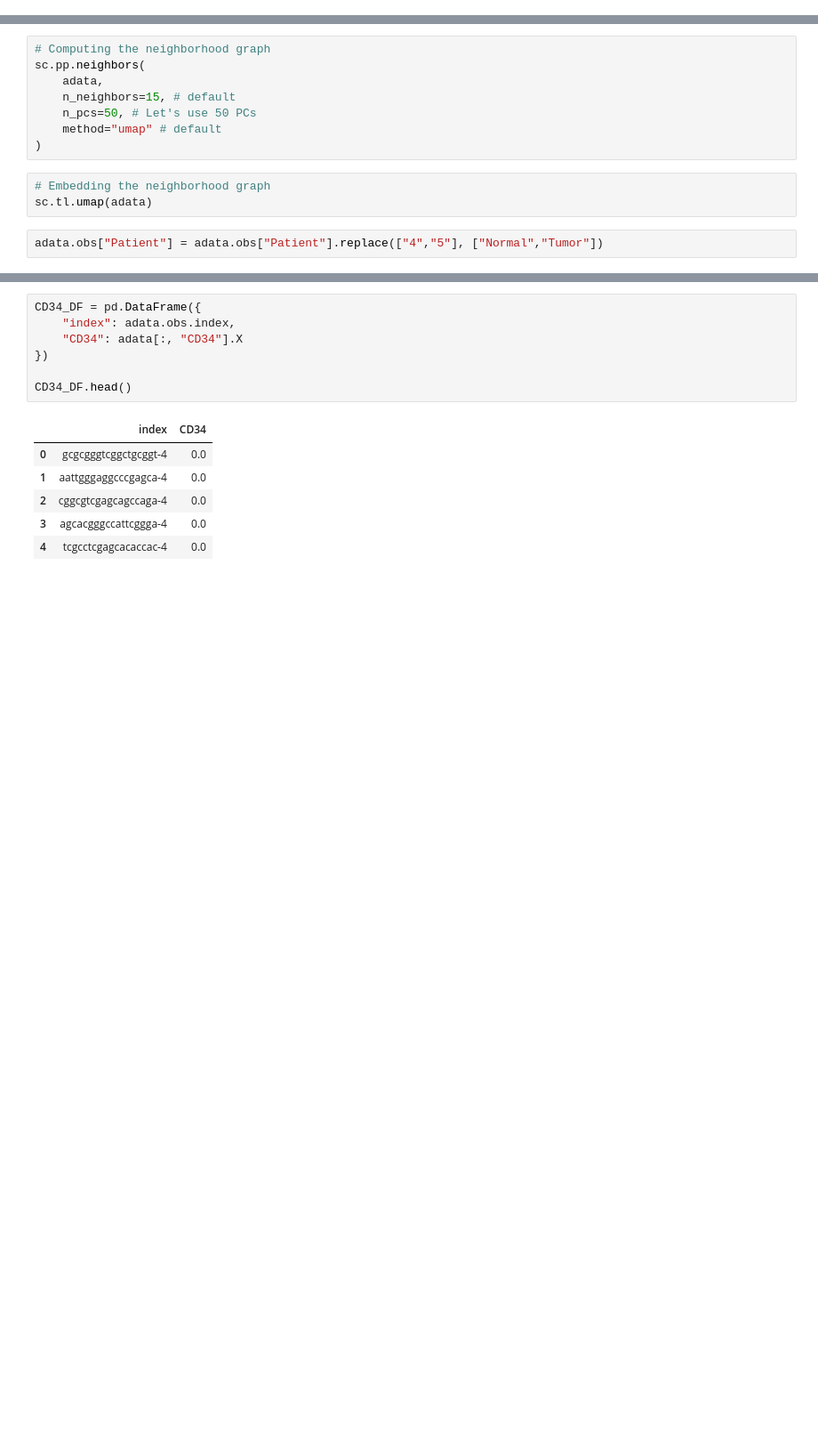
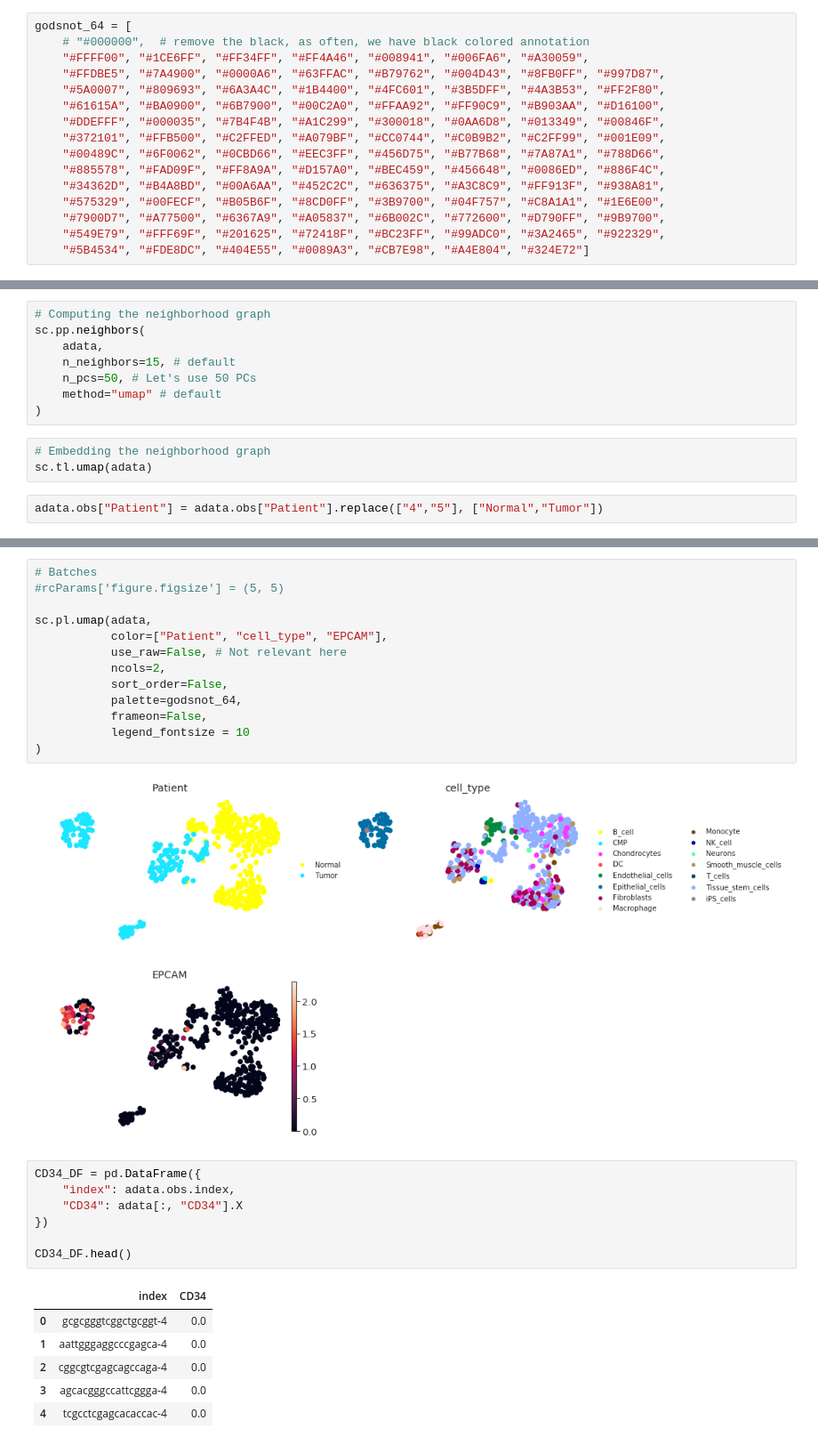
Before and after one commit to NCBI-Codeathons/Understand-cancer-evolution-through-single-cell-expression-dynamics, a Jupyter notebook: tools/palantir/scripts/palantir.ipynb, the cells around one changed output, grey strips where cells are left out. Shown: that part at 89% size. Drawn from its saved outputs; the diff is of its cells as text; blank space fills up the shorter version.

```diff
--- a/tools/palantir/scripts/palantir.ipynb
+++ b/tools/palantir/scripts/palantir.ipynb
@@ -11,6 +11,22 @@ import matplotlib.pyplot as plt
 import seaborn as sns
 # %%
 %matplotlib inline
+# %%
+godsnot_64 = [
+    # "#000000",  # remove the black, as often, we have black colored annotation
+    "#FFFF00", "#1CE6FF", "#FF34FF", "#FF4A46", "#008941", "#006FA6", "#A30059",
+    "#FFDBE5", "#7A4900", "#0000A6", "#63FFAC", "#B79762", "#004D43", "#8FB0FF", "#997D87",
+    "#5A0007", "#809693", "#6A3A4C", "#1B4400", "#4FC601", "#3B5DFF", "#4A3B53", "#FF2F80",
+    "#61615A", "#BA0900", "#6B7900", "#00C2A0", "#FFAA92", "#FF90C9", "#B903AA", "#D16100",
+    "#DDEFFF", "#000035", "#7B4F4B", "#A1C299", "#300018", "#0AA6D8", "#013349", "#00846F",
+    "#372101", "#FFB500", "#C2FFED", "#A079BF", "#CC0744", "#C0B9B2", "#C2FF99", "#001E09",
+    "#00489C", "#6F0062", "#0CBD66", "#EEC3FF", "#456D75", "#B77B68", "#7A87A1", "#788D66",
+    "#885578", "#FAD09F", "#FF8A9A", "#D157A0", "#BEC459", "#456648", "#0086ED", "#886F4C",
+    "#34362D", "#B4A8BD", "#00A6AA", "#452C2C", "#636375", "#A3C8C9", "#FF913F", "#938A81",
+    "#575329", "#00FECF", "#B05B6F", "#8CD0FF", "#3B9700", "#04F757", "#C8A1A1", "#1E6E00",
+    "#7900D7", "#A77500", "#6367A9", "#A05837", "#6B002C", "#772600", "#D790FF", "#9B9700",
+    "#549E79", "#FFF69F", "#201625", "#72418F", "#BC23FF", "#99ADC0", "#3A2465", "#922329",
+    "#5B4534", "#FDE8DC", "#404E55", "#0089A3", "#CB7E98", "#A4E804", "#324E72"]
 # %%
 sys.path.append("../../../datasets/") # script to read in data
 
@@ -189,3 +204,18 @@ sc.pl.umap(adata,
+# %%
+# Batches
+#rcParams['figure.figsize'] = (5, 5)
+
+sc.pl.umap(adata,
+           color=["Patient", "cell_type", "EPCAM"],
+           use_raw=False, # Not relevant here
+           ncols=2,
+           sort_order=False,
+           palette=godsnot_64,
+           frameon=False,
+           legend_fontsize = 10
+)
+# %% [output]
+[figure, added]
 # %%
 CD34_DF = pd.DataFrame({
     "index": adata.obs.index,
```
Also changed, not shown: parts of 18 cells of this notebook, 1 other file.
